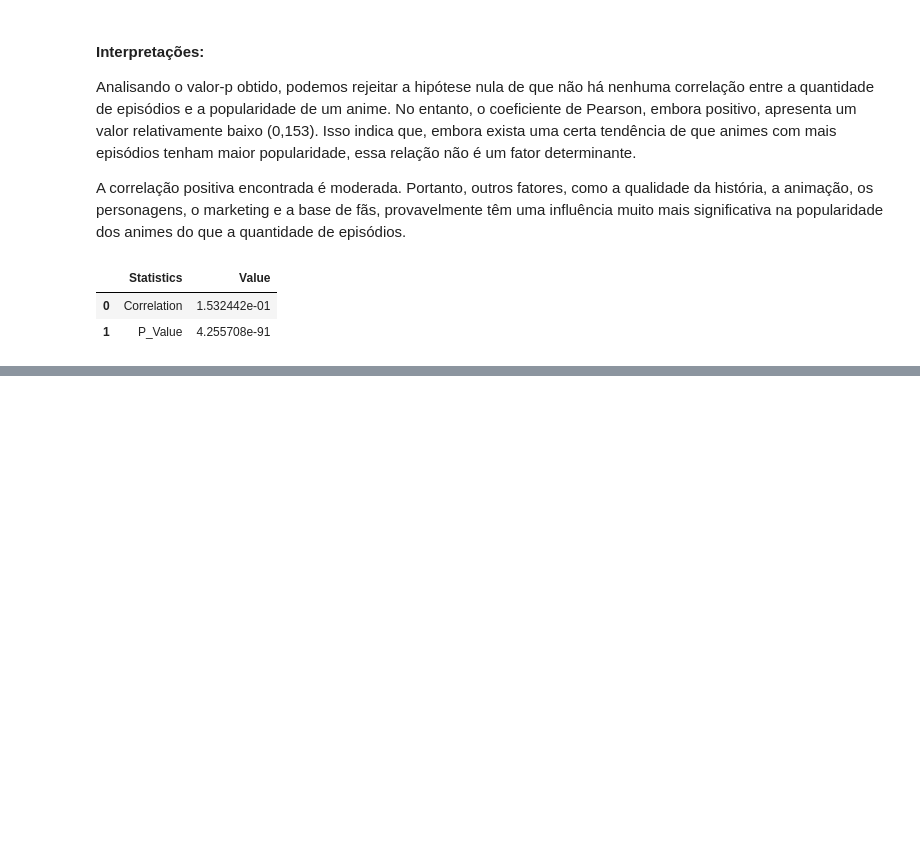
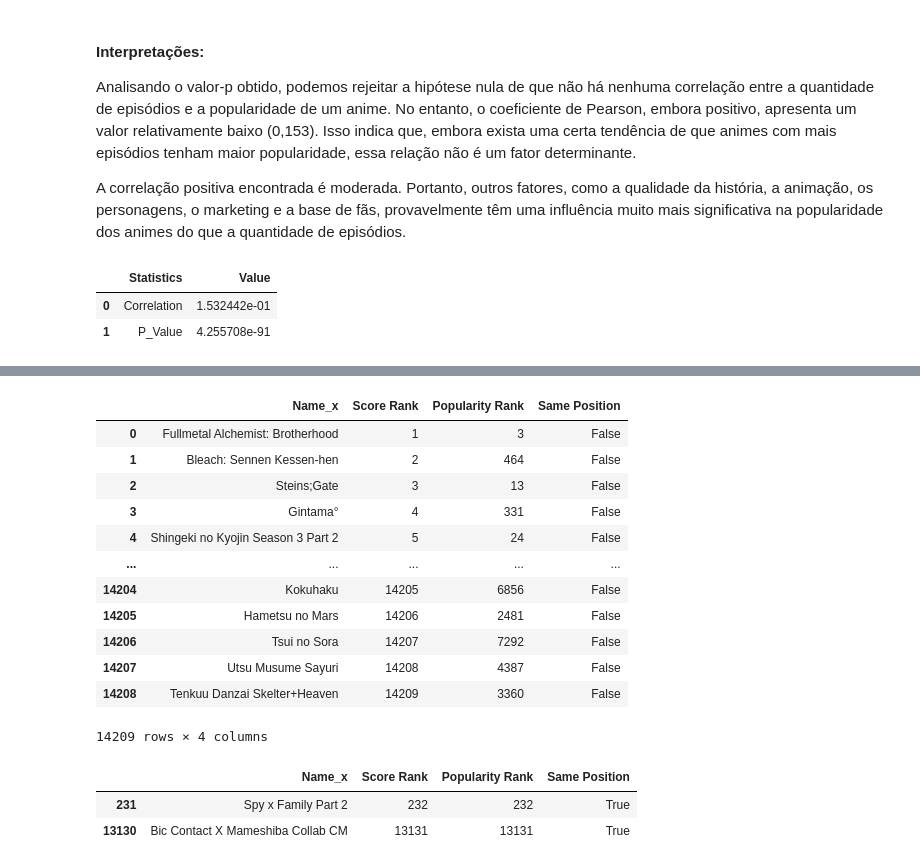
Before and after one commit to lucashensil/Analise-MyAnimeList-2023, a Jupyter notebook: main.ipynb, the cells around one changed output, grey strips where cells are left out. Saved outputs shown, nothing was run; the diff lists cells and outputs as text; code cells hidden in the pictures; blank space fills up the shorter version.

```diff
--- a/main.ipynb
+++ b/main.ipynb
@@ -145,0 +157,37 @@ display(df_pearson)
+# %%
+data_compare = data.loc[data['Score'] != 'UNKNOWN']
+
+data_compare = data_compare[['anime_id', 'Name', 'Popularity', 'Score']]
+
+
+sorted_by_score = data_compare.sort_values(by='Score', ascending=False)
+sorted_by_popularity= data_compare.sort_values(by='Popularity', ascending=True)
+
+sorted_by_score['Score Rank'] = range(1, len(sorted_by_score) +1)
+sorted_by_popularity['Popularity Rank'] = range(1, len(sorted_by_popularity) +1)
+
+merged_data = pd.merge(sorted_by_score, sorted_by_popularity, on='anime_id')
+merged_data['Same Position'] = merged_data['Score Rank'] == merged_data['Popularity Rank']
+
+final_df = merged_data[['Name_x', 'Score Rank', 'Popularity Rank', 'Same Position']]
+sm_df = final_df.loc[final_df['Same Position'] == True]
+
+display(final_df)
+display(sm_df)
+# %% [output]
+|  | Name_x | Score Rank | Popularity Rank | Same Position |
+| 0 | Fullmetal Alchemist: Brotherhood | 1 | 3 | False |
+| 1 | Bleach: Sennen Kessen-hen | 2 | 464 | False |
+| 2 | Steins;Gate | 3 | 13 | False |
+| 3 | Gintama° | 4 | 331 | False |
+| 4 | Shingeki no Kyojin Season 3 Part 2 | 5 | 24 | False |
+| ... | ... | ... | ... | ... |
+| 14204 | Kokuhaku | 14205 | 6856 | False |
+| 14205 | Hametsu no Mars | 14206 | 2481 | False |
+| 14206 | Tsui no Sora | 14207 | 7292 | False |
+| 14207 | Utsu Musume Sayuri | 14208 | 4387 | False |
+| 14208 | Tenkuu Danzai Skelter+Heaven | 14209 | 3360 | False |
+14209 rows × 4 columns
+|  | Name_x | Score Rank | Popularity Rank | Same Position |
+| 231 | Spy x Family Part 2 | 232 | 232 | True |
+| 13130 | Bic Contact X Mameshiba Collab CM | 13131 | 13131 | True |
```
Also changed, not shown: parts of 11 cells of this notebook.
